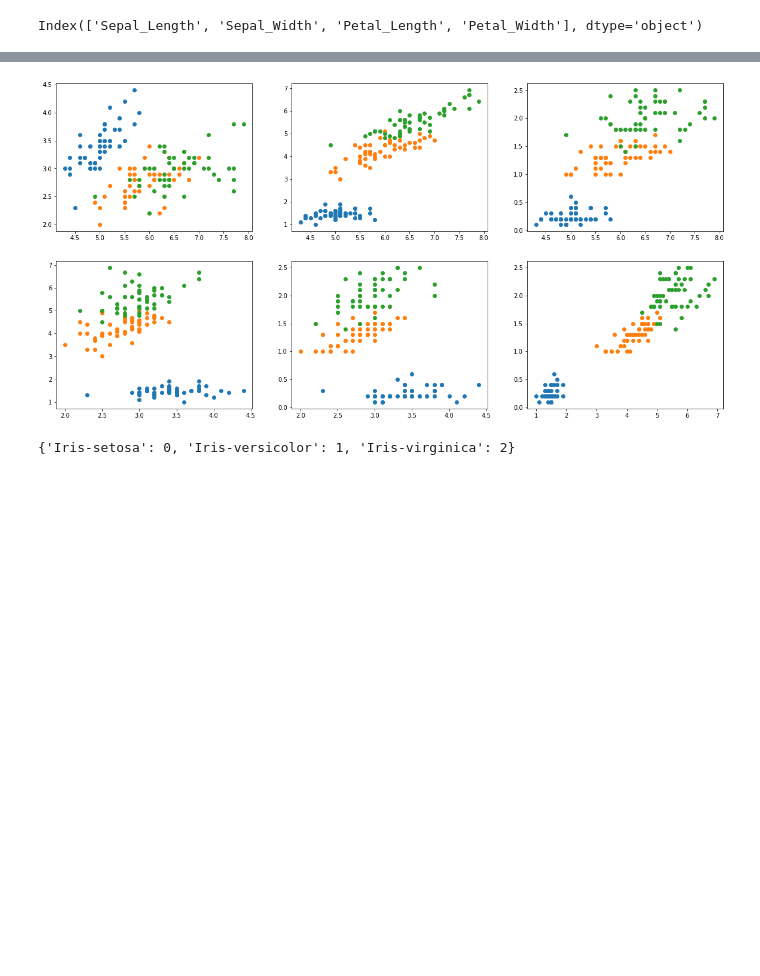
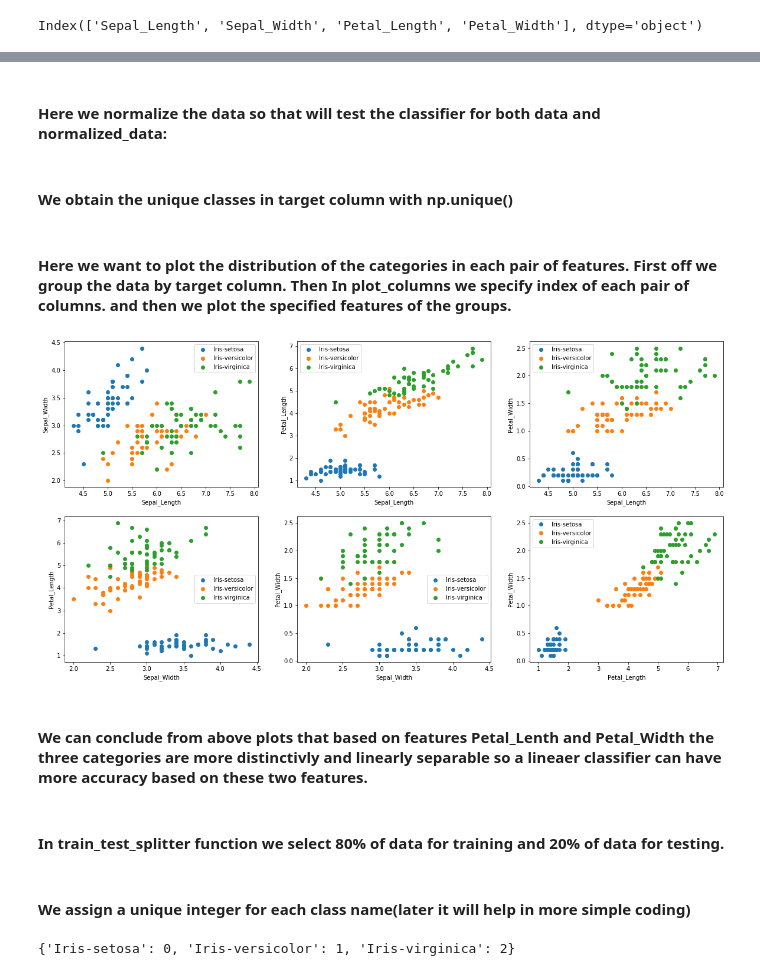
Before and after one commit to codamin/Machine-Learning-Course-Assignments, a Jupyter notebook: hw2/p8.ipynb, the cells around one changed output, grey strips where cells are left out. Saved outputs shown, nothing was run; the diff lists cells and outputs as text; code cells hidden in the pictures; blank space fills up the shorter version.

```diff
--- a/hw2/p8.ipynb
+++ b/hw2/p8.ipynb
@@ -18,7 +23,11 @@ def normalize(df):
         new_df[col] -= df[col].mean()
         new_df[col] /= df[col].std()
     return new_df
+# %% [markdown]
+#### Here we normalize the data so that will test the classifier for both data and normalized_data:
 # %%
 data_normalized = normalize(data)
+# %% [markdown]
+#### We obtain the unique classes in target column with np.unique()
 # %%
 categories = np.unique(data["Class"])
@@ -27,15 +34,24 @@ colordict = dict(zip(categories, colors))
+# %% [markdown]
+#### Here we want to plot the distribution of the categories in each pair of features. First off we group the data by target column. Then In plot_columns we specify index of each pair of columns. and then we plot the specified features of the groups.
 # %%
 fig, axes = plt.subplots(2,3, figsize=(20,10))
 axes = axes.flat
 groups = data.groupby("Class")
 columns = data.columns
 plot_columns = [(0,1), (0,2), (0,3), (1,2), (1,3), (2,3)]
 
 for i,p in enumerate(plot_columns):
     for name, group in groups:
         axes[i].plot(group[columns[p[0]]], group[columns[p[1]]], marker="o", linestyle="", label=name)
+        axes[i].set_xlabel(columns[p[0]])
+        axes[i].set_ylabel(columns[p[1]])
+        axes[i].legend()
 # %% [output]
-[figure, old version]
+[figure, new version]
+# %% [markdown]
+#### We can conclude from above plots that based on features Petal_Lenth and Petal_Width the three categories are more distinctivly and linearly separable so a lineaer classifier can have more accuracy based on these two features.
+# %% [markdown]
+#### In train_test_splitter function we select  80% of data for training and 20% of data for testing.
 # %%
 def train_test_splitter(data_to_split):
     split_point =  int(0.8 * len(data_to_split))
@@ -47,6 +63,8 @@ def train_test_splitter(data_to_split):
 
 X_train, X_test, y_train, y_test = train_test_splitter(data)
 X_train_normal, X_test_normal, y_train_normal, y_test_normal = train_test_splitter(data_normalized)
+# %% [markdown]
+#### We assign a unique integer for each class name(later it will help in more simple coding)
 # %%
 class_idx = {}
 for i,c in enumerate(categories):
```
Also changed, not shown: parts of 38 cells of this notebook, 1 other file.
